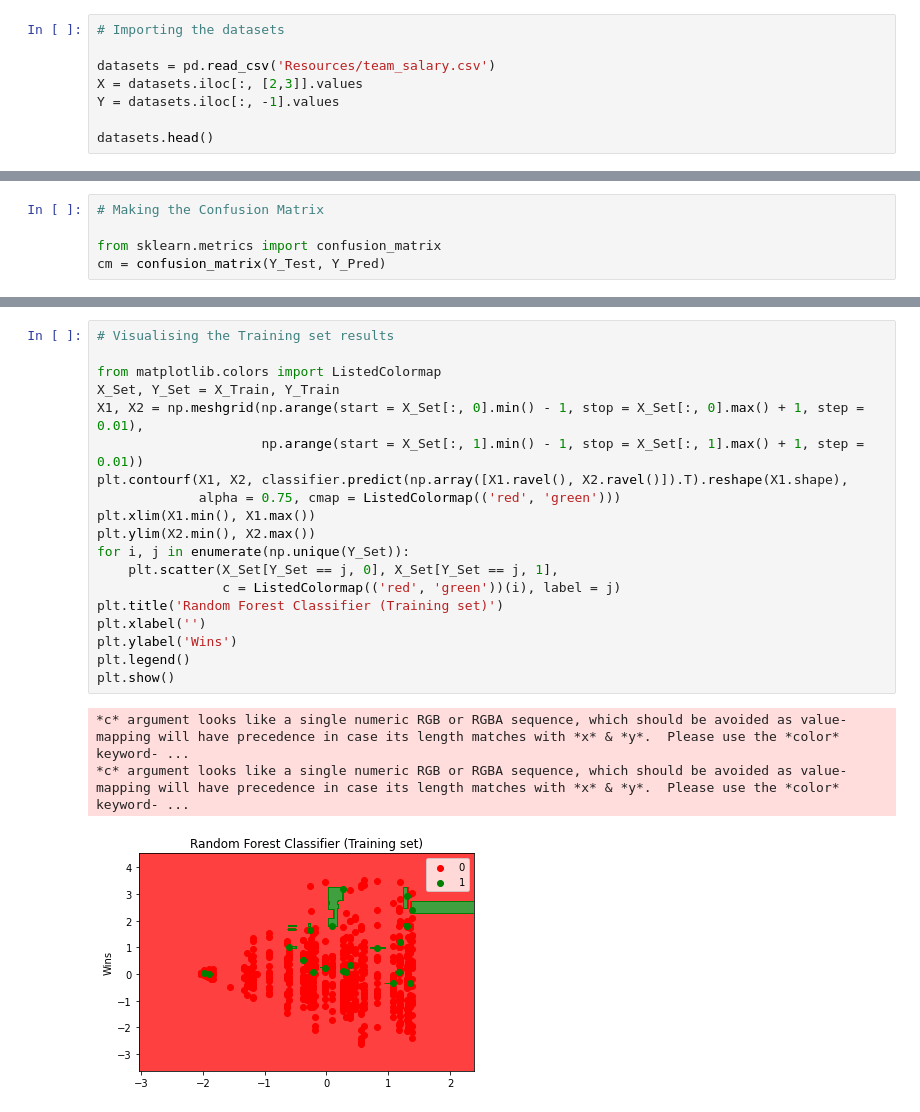
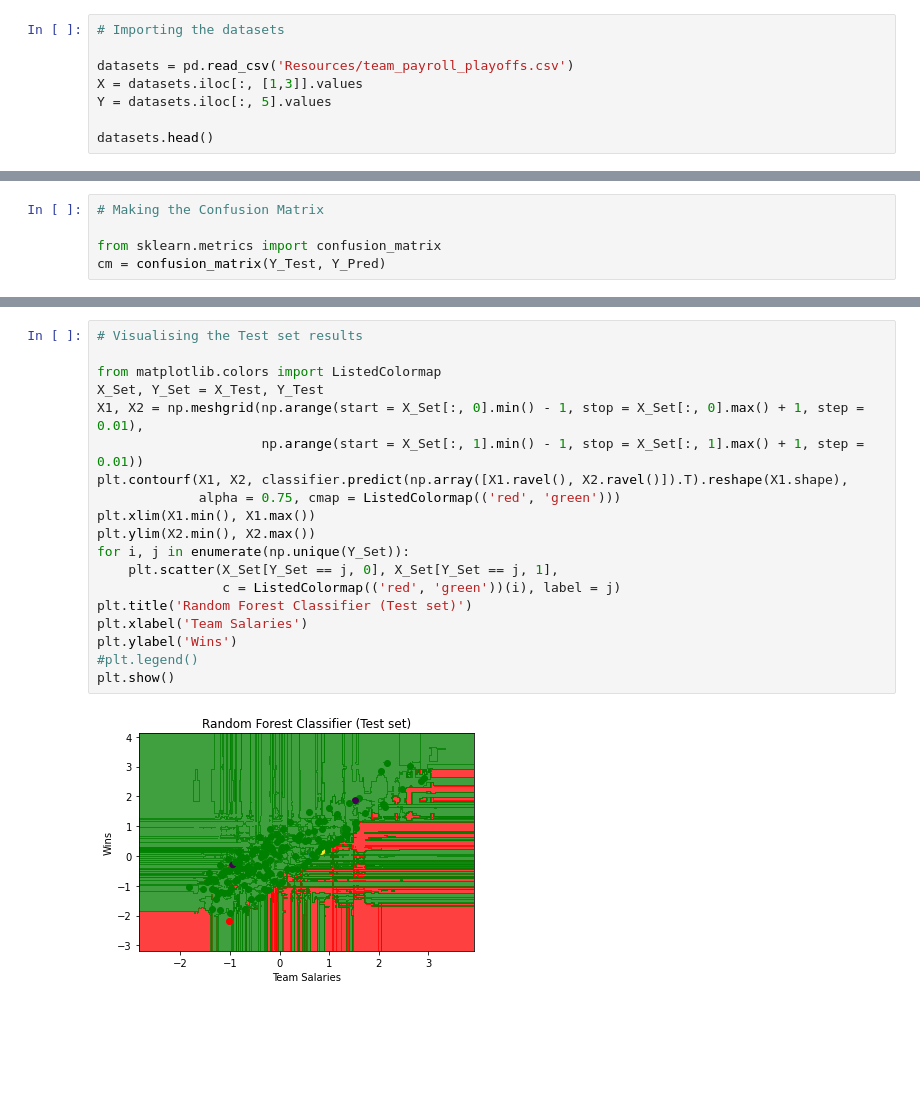
Before and after one commit to damienfranco/MLB_WARP_vs_Salary, a Jupyter notebook: MLB_machinelearning.ipynb, the cells around one changed output, grey strips where cells are left out. Cells and saved outputs as stored; diff of their text form; blank space fills up the shorter version.

```diff
--- a/MLB_machinelearning.ipynb
+++ b/MLB_machinelearning.ipynb
@@ -5,9 +5,9 @@ import pandas as pd
 # %%
 # Importing the datasets
 
-datasets = pd.read_csv('Resources/team_salary.csv')
-X = datasets.iloc[:, [2,3]].values
-Y = datasets.iloc[:, -1].values
+datasets = pd.read_csv('Resources/team_payroll_playoffs.csv')
+X = datasets.iloc[:, [1,3]].values
+Y = datasets.iloc[:, 5].values
 
 datasets.head()
 # %% [output]
@@ -56,23 +77,21 @@ cm = confusion_matrix(Y_Test, Y_Pred)
 # %%
-# Visualising the Training set results
+# Visualising the Test set results
 
 from matplotlib.colors import ListedColormap
-X_Set, Y_Set = X_Train, Y_Train
+X_Set, Y_Set = X_Test, Y_Test
 X1, X2 = np.meshgrid(np.arange(start = X_Set[:, 0].min() - 1, stop = X_Set[:, 0].max() + 1, step = 0.01),
                      np.arange(start = X_Set[:, 1].min() - 1, stop = X_Set[:, 1].max() + 1, step = 0.01))
 plt.contourf(X1, X2, classifier.predict(np.array([X1.ravel(), X2.ravel()]).T).reshape(X1.shape),
              alpha = 0.75, cmap = ListedColormap(('red', 'green')))
 plt.xlim(X1.min(), X1.max())
 plt.ylim(X2.min(), X2.max())
 for i, j in enumerate(np.unique(Y_Set)):
     plt.scatter(X_Set[Y_Set == j, 0], X_Set[Y_Set == j, 1],
                 c = ListedColormap(('red', 'green'))(i), label = j)
-plt.title('Random Forest Classifier (Training set)')
-plt.xlabel('')
+plt.title('Random Forest Classifier (Test set)')
+plt.xlabel('Team Salaries')
 plt.ylabel('Wins')
-plt.legend()
+#plt.legend()
 plt.show()
 # %% [output]
-*c* argument looks like a single numeric RGB or RGBA sequence, which should be avoided as value-mapping will have precedence in case its length matches with *x* & *y*.  Please use the *color* keyword- ...
-*c* argument looks like a single numeric RGB or RGBA sequence, which should be avoided as value-mapping will have precedence in case its length matches with *x* & *y*.  Please use the *color* keyword- ...
-[figure, old version]
+[figure, new version]
```
Also changed, not shown: parts of 3 cells of this notebook.
